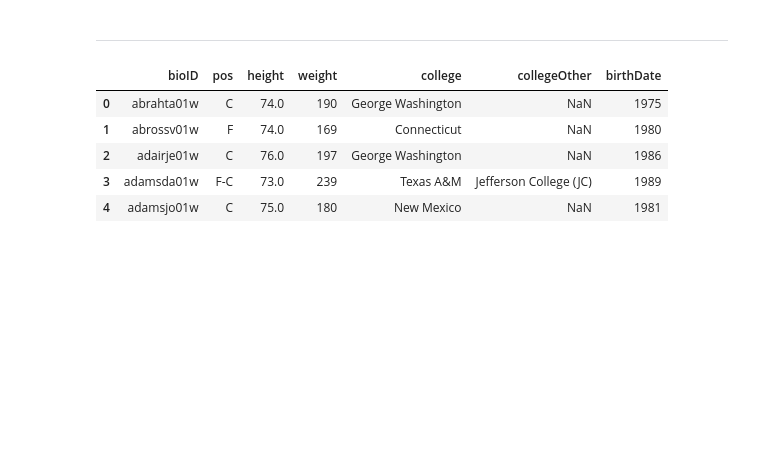
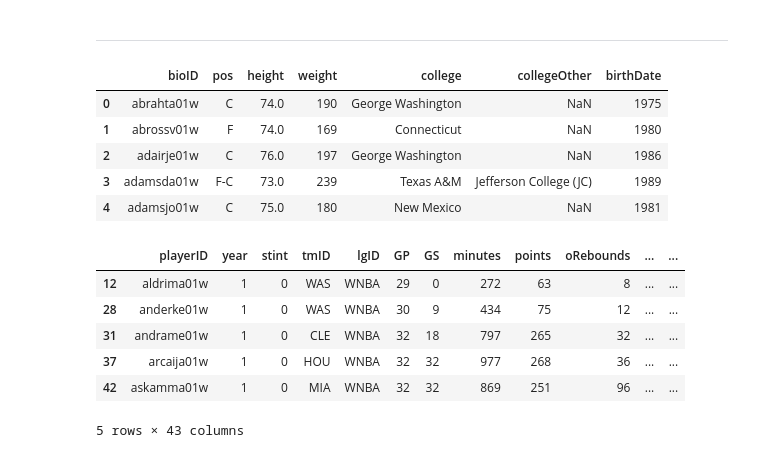
Before and after one commit to marisaazevedo/WNBA_playoffs_qualification_Predictor, a Jupyter notebook: data_treatment.ipynb, the cells around one changed output. Cells and saved outputs as stored; diff of their text form; code cells hidden in the pictures; blank space fills up the shorter version.

```diff
--- a/data_treatment.ipynb
+++ b/data_treatment.ipynb
@@ -235,3 +235,22 @@ df_players.head()
 | 2 | adairje01w | C | 76.0 | 197 | George Washington | NaN | 1986 |
 | 3 | adamsda01w | F-C | 73.0 | 239 | Texas A&M | Jefferson College (JC) | 1989 |
 | 4 | adamsjo01w | C | 75.0 | 180 | New Mexico | NaN | 1981 |
+# %%
+def clean_pteams_data(df):
+    # Sort by year, then aggregate by playerID
+    df = df.sort_values(by=['year', 'playerID', 'stint'])
+    return df
+
+# Loaded variable 'df' from URI: /home/francisco/Desktop/MEIC_1YEAR/ac/WNBA_playoffs_qualification_Predictor/data/players_teams.csv
+df_pteams = pd.read_csv(os.path.join(folder_path,'players_teams.csv'))
+
+df_pteams = clean_pteams_data(df_pteams.copy())
+df_pteams.head()
+# %% [output]
+|  | playerID | year | stint | tmID | lgID | GP | GS | minutes | points | oRebounds | ... | ... |
+| 12 | aldrima01w | 1 | 0 | WAS | WNBA | 29 | 0 | 272 | 63 | 8 | ... | ... |
+| 28 | anderke01w | 1 | 0 | WAS | WNBA | 30 | 9 | 434 | 75 | 12 | ... | ... |
+| 31 | andrame01w | 1 | 0 | CLE | WNBA | 32 | 18 | 797 | 265 | 32 | ... | ... |
+| 37 | arcaija01w | 1 | 0 | HOU | WNBA | 32 | 32 | 977 | 268 | 36 | ... | ... |
+| 42 | askamma01w | 1 | 0 | MIA | WNBA | 32 | 32 | 869 | 251 | 96 | ... | ... |
+5 rows × 43 columns
```
Also changed, not shown: parts of 7 cells of this notebook.
